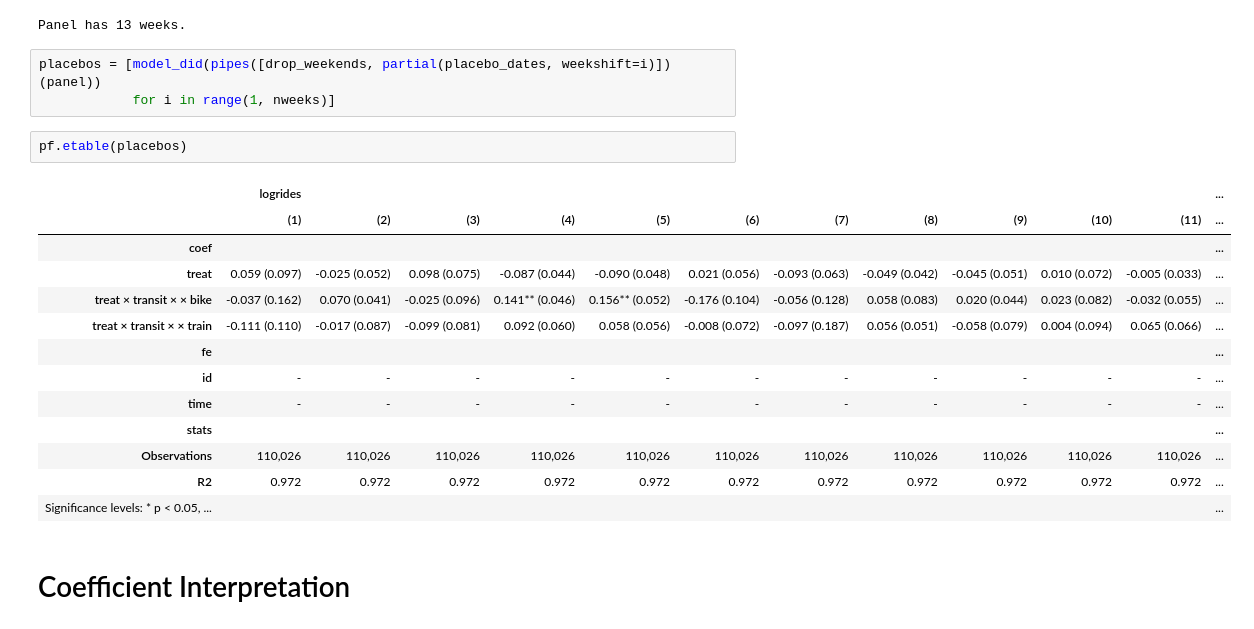
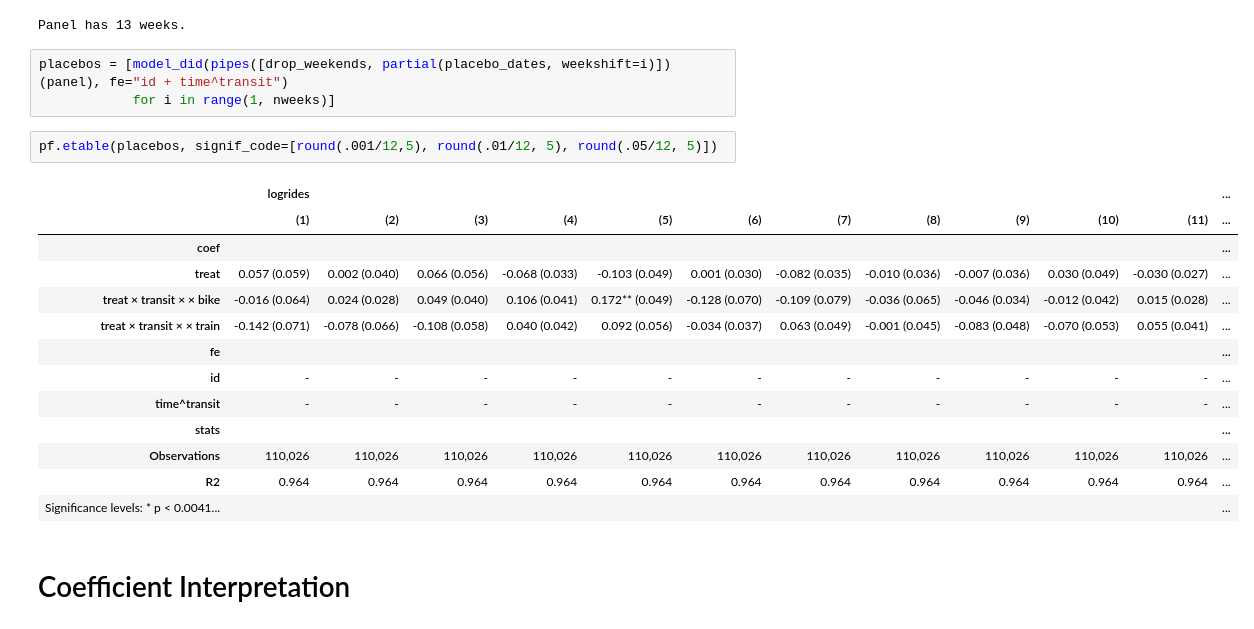
Before and after one commit to eric-mc2/DNCTransit, a Jupyter notebook: pipeline/8-model.ipynb, the cells around one changed output. Drawn from its saved outputs; the diff is of its cells as text.

```diff
--- a/pipeline/8-model.ipynb
+++ b/pipeline/8-model.ipynb
@@ -236,24 +284,24 @@ def placebo_dates(df, weekshift):
 # %% [output]
 Panel has 13 weeks.
 # %%
-placebos = [model_did(pipes([drop_weekends, partial(placebo_dates, weekshift=i)])(panel))
+placebos = [model_did(pipes([drop_weekends, partial(placebo_dates, weekshift=i)])(panel), fe="id + time^transit")
             for i in range(1, nweeks)]
-# %%
-pf.etable(placebos)
-# %% [output]
-|  | logrides |  |  |  |  |  |  |  |  |  |  | ... |
-|  | (1) | (2) | (3) | (4) | (5) | (6) | (7) | (8) | (9) | (10) | (11) | ... |
-| coef |  |  |  |  |  |  |  |  |  |  |  | ... |
-| treat | 0.059 (0.097) | -0.025 (0.052) | 0.098 (0.075) | -0.087 (0.044) | -0.090 (0.048) | 0.021 (0.056) | -0.093 (0.063) | -0.049 (0.042) | -0.045 (0.051) | 0.010 (0.072) | -0.005 (0.033) | ... |
-| treat × transit × × bike | -0.037 (0.162) | 0.070 (0.041) | -0.025 (0.096) | 0.141** (0.046) | 0.156** (0.052) | -0.176 (0.104) | -0.056 (0.128) | 0.058 (0.083) | 0.020 (0.044) | 0.023 (0.082) | -0.032 (0.055) | ... |
-| treat × transit × × train | -0.111 (0.110) | -0.017 (0.087) | -0.099 (0.081) | 0.092 (0.060) | 0.058 (0.056) | -0.008 (0.072) | -0.097 (0.187) | 0.056 (0.051) | -0.058 (0.079) | 0.004 (0.094) | 0.065 (0.066) | ... |
-| fe |  |  |  |  |  |  |  |  |  |  |  | ... |
-| id | - | - | - | - | - | - | - | - | - | - | - | ... |
-| time | - | - | - | - | - | - | - | - | - | - | - | ... |
-| stats |  |  |  |  |  |  |  |  |  |  |  | ... |
-| Observations | 110,026 | 110,026 | 110,026 | 110,026 | 110,026 | 110,026 | 110,026 | 110,026 | 110,026 | 110,026 | 110,026 | ... |
-| R2 | 0.972 | 0.972 | 0.972 | 0.972 | 0.972 | 0.972 | 0.972 | 0.972 | 0.972 | 0.972 | 0.972 | ... |
-| Significance levels: * p < 0.05, ... |  |  |  |  |  |  |  |  |  |  |  | ... |
+# %%
+pf.etable(placebos, signif_code=[round(.001/12,5), round(.01/12, 5), round(.05/12, 5)])
+# %% [output]
+|  | logrides |  |  |  |  |  |  |  |  |  |  | ... |
+|  | (1) | (2) | (3) | (4) | (5) | (6) | (7) | (8) | (9) | (10) | (11) | ... |
+| coef |  |  |  |  |  |  |  |  |  |  |  | ... |
+| treat | 0.057 (0.059) | 0.002 (0.040) | 0.066 (0.056) | -0.068 (0.033) | -0.103 (0.049) | 0.001 (0.030) | -0.082 (0.035) | -0.010 (0.036) | -0.007 (0.036) | 0.030 (0.049) | -0.030 (0.027) | ... |
+| treat × transit × × bike | -0.016 (0.064) | 0.024 (0.028) | 0.049 (0.040) | 0.106 (0.041) | 0.172** (0.049) | -0.128 (0.070) | -0.109 (0.079) | -0.036 (0.065) | -0.046 (0.034) | -0.012 (0.042) | 0.015 (0.028) | ... |
+| treat × transit × × train | -0.142 (0.071) | -0.078 (0.066) | -0.108 (0.058) | 0.040 (0.042) | 0.092 (0.056) | -0.034 (0.037) | 0.063 (0.049) | -0.001 (0.045) | -0.083 (0.048) | -0.070 (0.053) | 0.055 (0.041) | ... |
+| fe |  |  |  |  |  |  |  |  |  |  |  | ... |
+| id | - | - | - | - | - | - | - | - | - | - | - | ... |
+| time^transit | - | - | - | - | - | - | - | - | - | - | - | ... |
+| stats |  |  |  |  |  |  |  |  |  |  |  | ... |
+| Observations | 110,026 | 110,026 | 110,026 | 110,026 | 110,026 | 110,026 | 110,026 | 110,026 | 110,026 | 110,026 | 110,026 | ... |
+| R2 | 0.964 | 0.964 | 0.964 | 0.964 | 0.964 | 0.964 | 0.964 | 0.964 | 0.964 | 0.964 | 0.964 | ... |
+| Significance levels: * p < 0.0041... |  |  |  |  |  |  |  |  |  |  |  | ... |
 # %% [markdown]
 # Coefficient Interpretation
 # %% [markdown]
```
Also changed, not shown: parts of 35 cells of this notebook, 13 other files.
